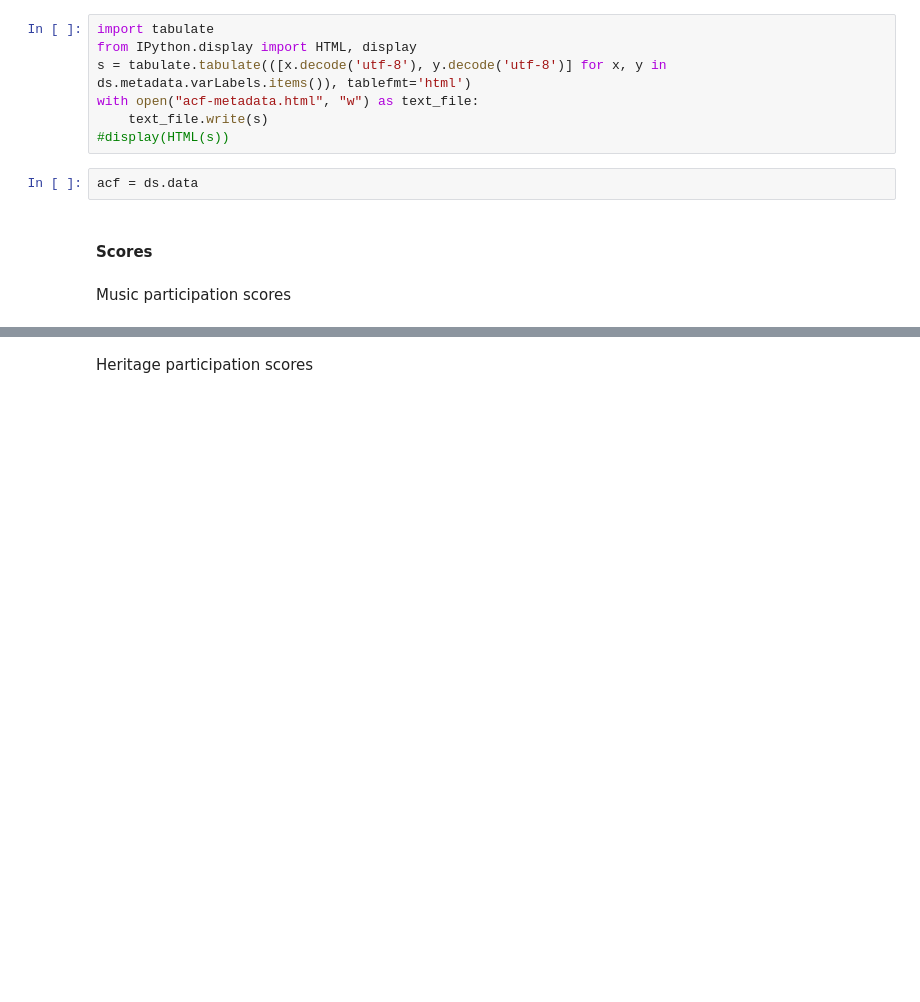
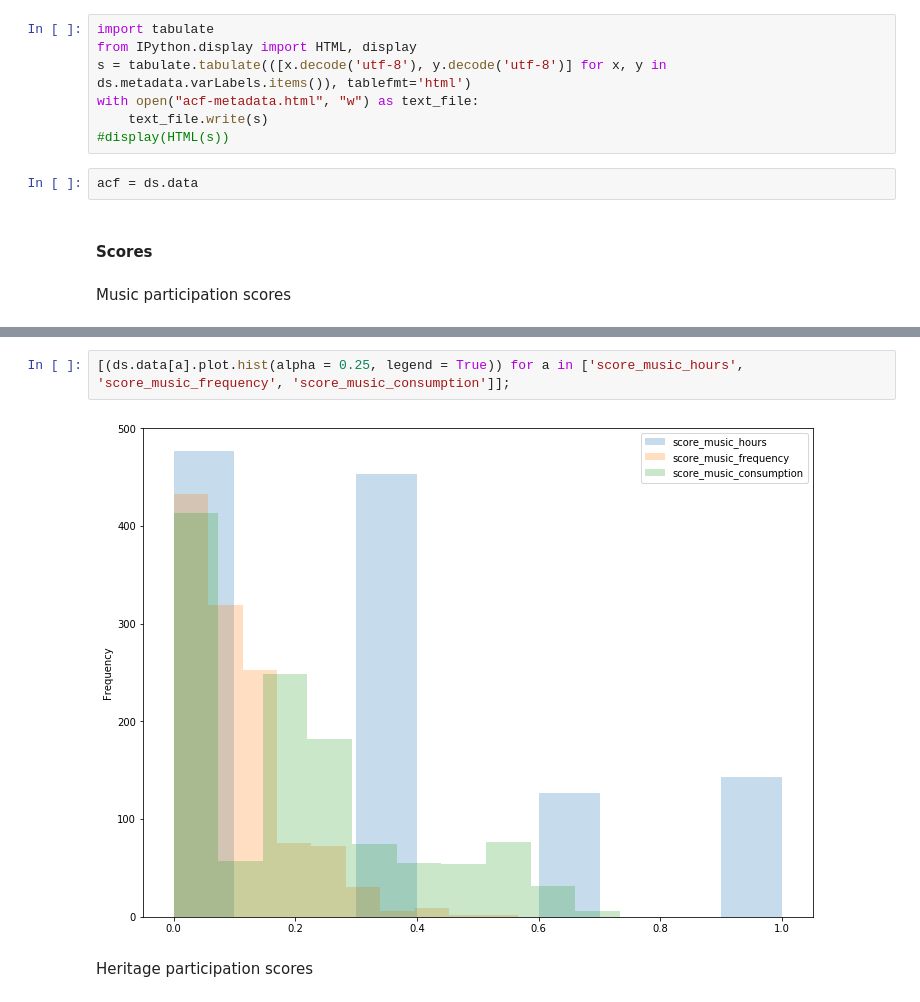
Before and after one commit to liammagee/data-analytics, a Jupyter notebook: ACF.ipynb, the cells around one changed output, grey strips where cells are left out. Drawn from its saved outputs; the diff is of its cells as text; blank space fills up the shorter version.

```diff
--- a/ACF.ipynb
+++ b/ACF.ipynb
@@ -79,2 +67,6 @@ Name: score_music_consumption, dtype: int64
+# %%
+[(ds.data[a].plot.hist(alpha = 0.25, legend = True)) for a in ['score_music_hours', 'score_music_frequency', 'score_music_consumption']];
+# %% [output]
+[figure, added]
 # %% [markdown]
 Heritage participation scores
```
Also changed, not shown: parts of 10 cells of this notebook, 2 other files.
